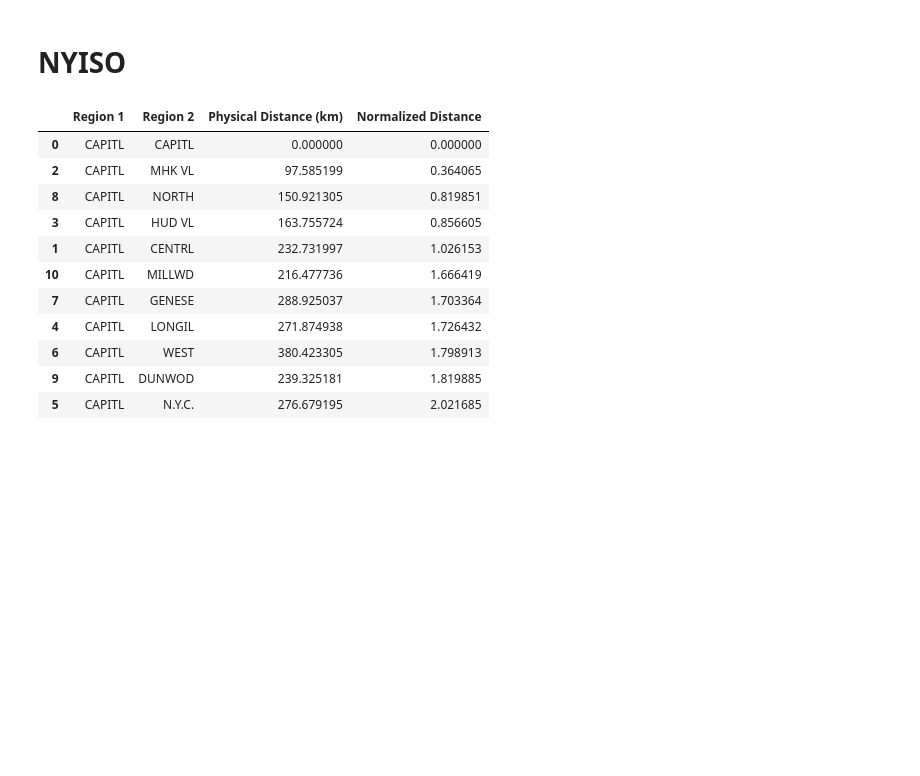
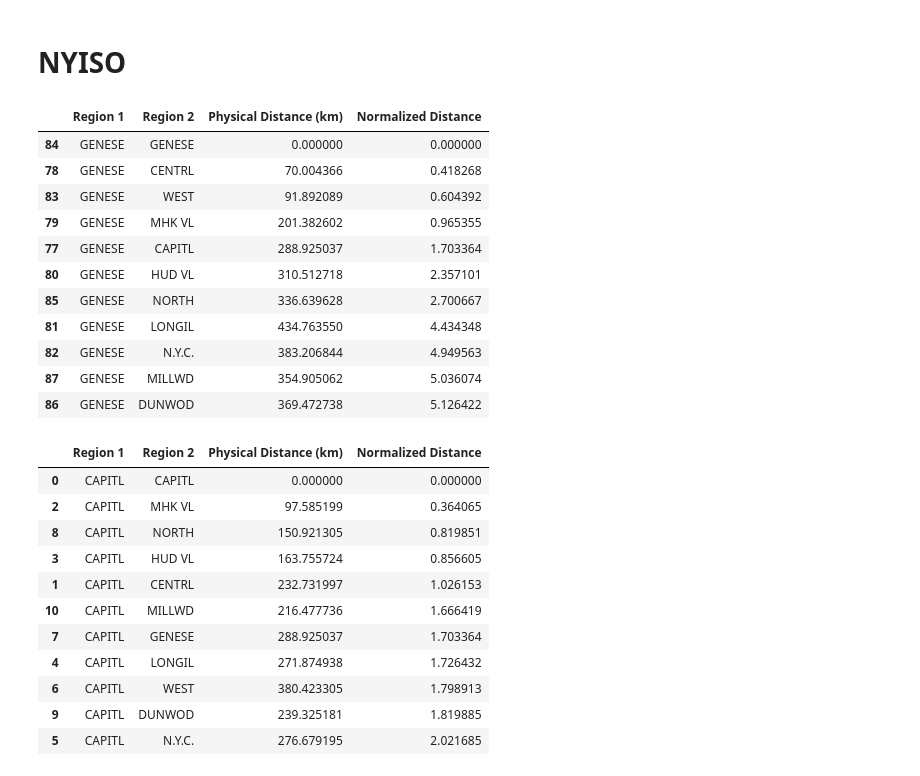
Before and after one commit to Sathwick-Reddy-M/improving-temporal-forecasting, a Jupyter notebook: debug.ipynb, the cells around one changed output. Cells and saved outputs as stored; diff of their text form; code cells hidden in the pictures; blank space fills up the shorter version.

```diff
--- a/debug.ipynb
+++ b/debug.ipynb
@@ -653,6 +751,21 @@ for i in range(len(nyiso_df)):
         })
 
 distances_df = pd.DataFrame(distances)
+# %%
+distances_df[distances_df['Region 1'] == 'GENESE'].sort_values(by='Normalized Distance')
+# %% [output]
+|  | Region 1 | Region 2 | Physical Distance (km) | Normalized Distance |
+| 84 | GENESE | GENESE | 0.000000 | 0.000000 |
+| 78 | GENESE | CENTRL | 70.004366 | 0.418268 |
+| 83 | GENESE | WEST | 91.892089 | 0.604392 |
+| 79 | GENESE | MHK VL | 201.382602 | 0.965355 |
+| 77 | GENESE | CAPITL | 288.925037 | 1.703364 |
+| 80 | GENESE | HUD VL | 310.512718 | 2.357101 |
+| 85 | GENESE | NORTH | 336.639628 | 2.700667 |
+| 81 | GENESE | LONGIL | 434.763550 | 4.434348 |
+| 82 | GENESE | N.Y.C. | 383.206844 | 4.949563 |
+| 87 | GENESE | MILLWD | 354.905062 | 5.036074 |
+| 86 | GENESE | DUNWOD | 369.472738 | 5.126422 |
 # %%
 distances_df[distances_df['Region 1'] == 'CAPITL'].sort_values(by='Normalized Distance')
 # %% [output]
```
Also changed, not shown: parts of 6 cells of this notebook, 1 other file.
